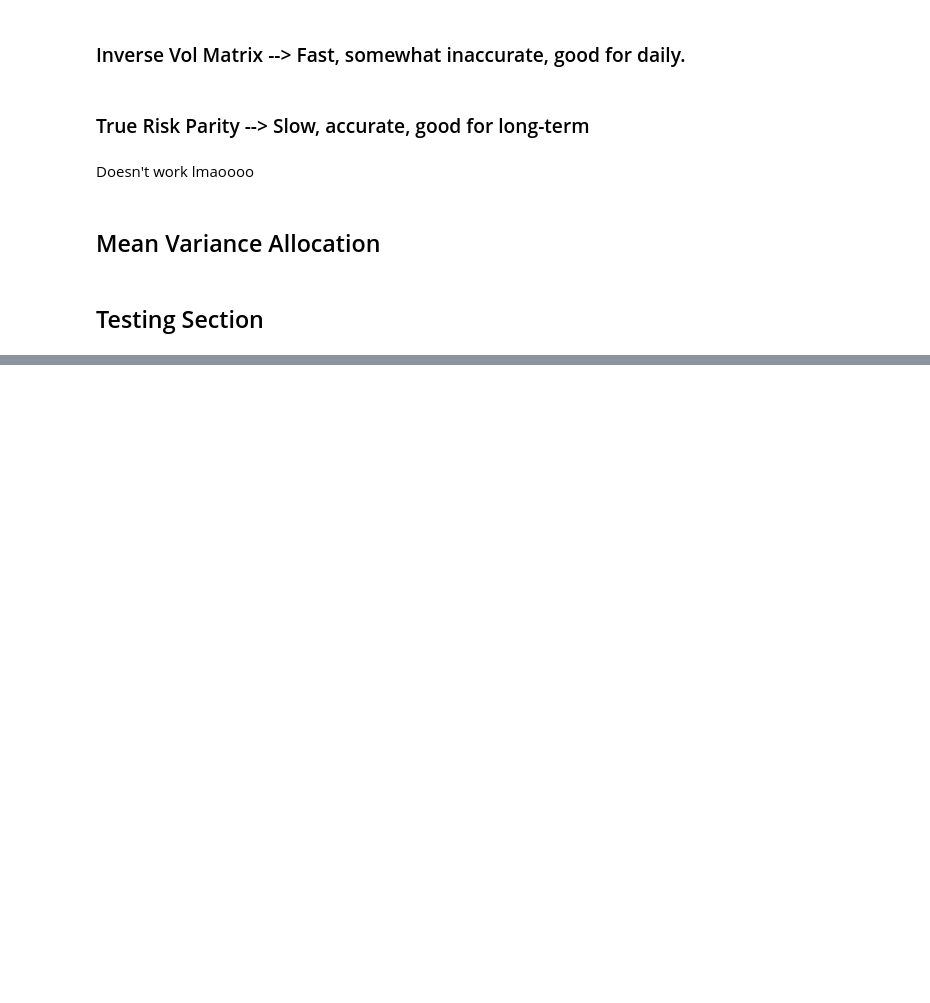
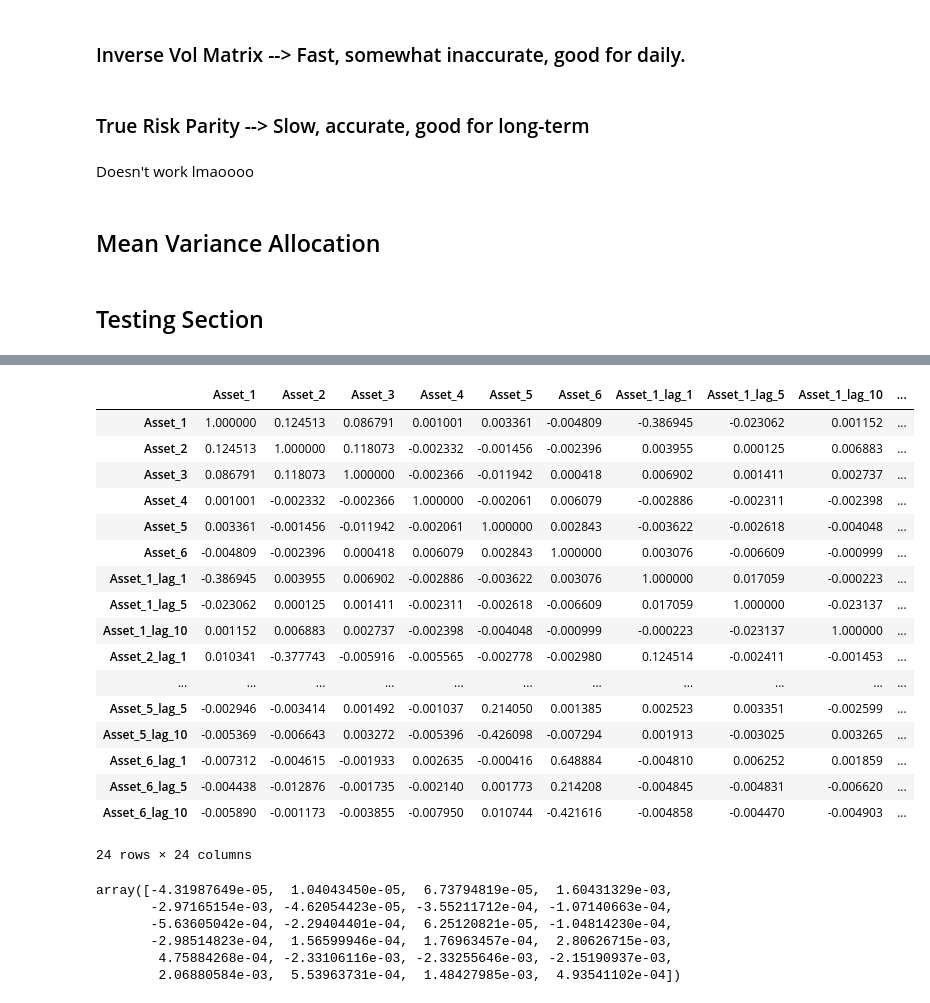
Before and after one commit to Lawrence2005/UChicago-Trading-Competition, a Jupyter notebook: Case2_HO_Independent.ipynb, the cells around one changed output, grey strips where cells are left out. Saved outputs shown, nothing was run; the diff lists cells and outputs as text; code cells hidden in the pictures; blank space fills up the shorter version.

```diff
--- a/Case2_HO_Independent.ipynb
+++ b/Case2_HO_Independent.ipynb
@@ -371,0 +408,3 @@ plt.show()
+# %%
+data = pd.read_csv('Case2.csv')
+TRAIN, TEST = train_test_split(data, test_size = 0.2, shuffle = False)
@@ -371,0 +413,10 @@ plt.show()
+# %%
+returns = TRAIN.pct_change().dropna()
+
+rolling_mean = returns.rolling(window=1000).mean()
+rolling_std = returns.rolling(window=1000).std()
+rolling_sharpe = rolling_mean / (rolling_std + 1e-6)
+
+avg_sharpe = rolling_sharpe.mean()
+
+avg_sharpe
@@ -371,0 +470,9 @@ plt.show()
+# %%
+returns = returns[['Asset_4', 'Asset_5', 'Asset_6']]
+
+lags = [1, 5, 10]
+for col in returns.columns:
+    for lag in lags:
+        returns[f'{col}_lag_{lag}'] = returns[col].shift(lag)
+
+returns.dropna()
@@ -371,0 +493,28 @@ plt.show()
+# %%
+window = 30
+rolling_mean = returns.rolling(window).mean()
+rolling_std = returns.rolling(window).std()
+z_scores = (returns - rolling_mean) / (rolling_std + 1e-6)
+
+correlation_matrix = returns.corr()
+
+correlation_matrix
+# %% [output]
+|  | Asset_1 | Asset_2 | Asset_3 | Asset_4 | Asset_5 | Asset_6 | Asset_1_lag_1 | Asset_1_lag_5 | Asset_1_lag_10 | ... |
+| Asset_1 | 1.000000 | 0.124513 | 0.086791 | 0.001001 | 0.003361 | -0.004809 | -0.386945 | -0.023062 | 0.001152 | ... |
+| Asset_2 | 0.124513 | 1.000000 | 0.118073 | -0.002332 | -0.001456 | -0.002396 | 0.003955 | 0.000125 | 0.006883 | ... |
+| Asset_3 | 0.086791 | 0.118073 | 1.000000 | -0.002366 | -0.011942 | 0.000418 | 0.006902 | 0.001411 | 0.002737 | ... |
+| Asset_4 | 0.001001 | -0.002332 | -0.002366 | 1.000000 | -0.002061 | 0.006079 | -0.002886 | -0.002311 | -0.002398 | ... |
+| Asset_5 | 0.003361 | -0.001456 | -0.011942 | -0.002061 | 1.000000 | 0.002843 | -0.003622 | -0.002618 | -0.004048 | ... |
+| Asset_6 | -0.004809 | -0.002396 | 0.000418 | 0.006079 | 0.002843 | 1.000000 | 0.003076 | -0.006609 | -0.000999 | ... |
+| Asset_1_lag_1 | -0.386945 | 0.003955 | 0.006902 | -0.002886 | -0.003622 | 0.003076 | 1.000000 | 0.017059 | -0.000223 | ... |
+| Asset_1_lag_5 | -0.023062 | 0.000125 | 0.001411 | -0.002311 | -0.002618 | -0.006609 | 0.017059 | 1.000000 | -0.023137 | ... |
+| Asset_1_lag_10 | 0.001152 | 0.006883 | 0.002737 | -0.002398 | -0.004048 | -0.000999 | -0.000223 | -0.023137 | 1.000000 | ... |
+| Asset_2_lag_1 | 0.010341 | -0.377743 | -0.005916 | -0.005565 | -0.002778 | -0.002980 | 0.124514 | -0.002411 | -0.001453 | ... |
+| ... | ... | ... | ... | ... | ... | ... | ... | ... | ... | ... |
+| Asset_5_lag_5 | -0.002946 | -0.003414 | 0.001492 | -0.001037 | 0.214050 | 0.001385 | 0.002523 | 0.003351 | -0.002599 | ... |
+| Asset_5_lag_10 | -0.005369 | -0.006643 | 0.003272 | -0.005396 | -0.426098 | -0.007294 | 0.001913 | -0.003025 | 0.003265 | ... |
+| Asset_6_lag_1 | -0.007312 | -0.004615 | -0.001933 | 0.002635 | -0.000416 | 0.648884 | -0.004810 | 0.006252 | 0.001859 | ... |
+| Asset_6_lag_5 | -0.004438 | -0.012876 | -0.001735 | -0.002140 | 0.001773 | 0.214208 | -0.004845 | -0.004831 | -0.006620 | ... |
+| Asset_6_lag_10 | -0.005890 | -0.001173 | -0.003855 | -0.007950 | 0.010744 | -0.421616 | -0.004858 | -0.004470 | -0.004903 | ... |
+24 rows × 24 columns
@@ -371,0 +525,18 @@ plt.show()
+# %%
+from sklearn.linear_model import Ridge
+
+# Predict next tick's return using lagged features
+X = returns.dropna()
+y = returns.shift(-1).dropna()
+
+model = Ridge(alpha=0.1).fit(X, y)
+mu = model.predict(X.iloc[[-1]])[0]  # Latest features
+
+mu
+# %% [output]
+array([-4.31987649e-05,  1.04043450e-05,  6.73794819e-05,  1.60431329e-03,
+       -2.97165154e-03, -4.62054423e-05, -3.55211712e-04, -1.07140663e-04,
+       -5.63605042e-04, -2.29404401e-04,  6.25120821e-05, -1.04814230e-04,
+       -2.98514823e-04,  1.56599946e-04,  1.76963457e-04,  2.80626715e-03,
+        4.75884268e-04, -2.33106116e-03, -2.33255646e-03, -2.15190937e-03,
+        2.06880584e-03,  5.53963731e-04,  1.48427985e-03,  4.93541102e-04])
```
Also changed, not shown: parts of 14 cells of this notebook, 4 other files.
